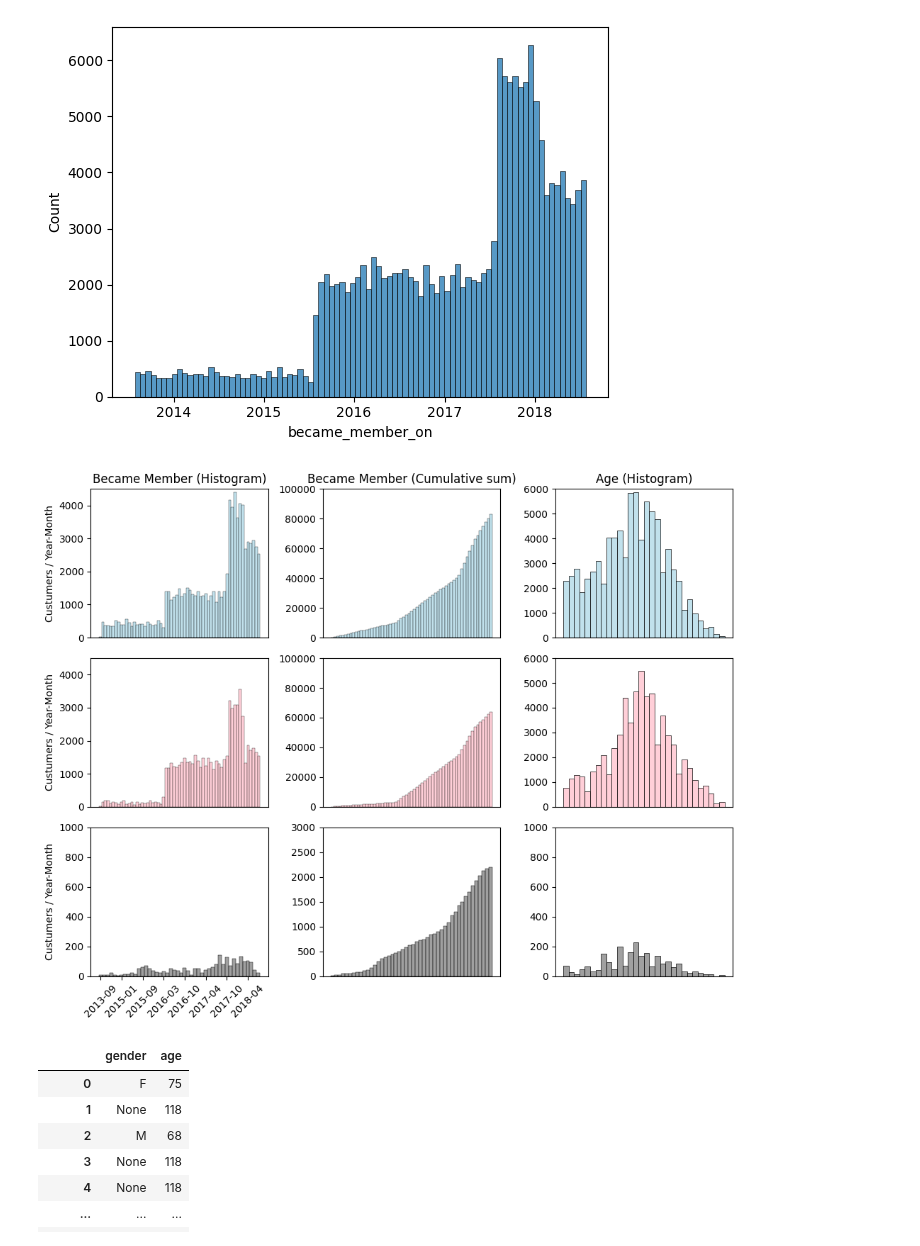
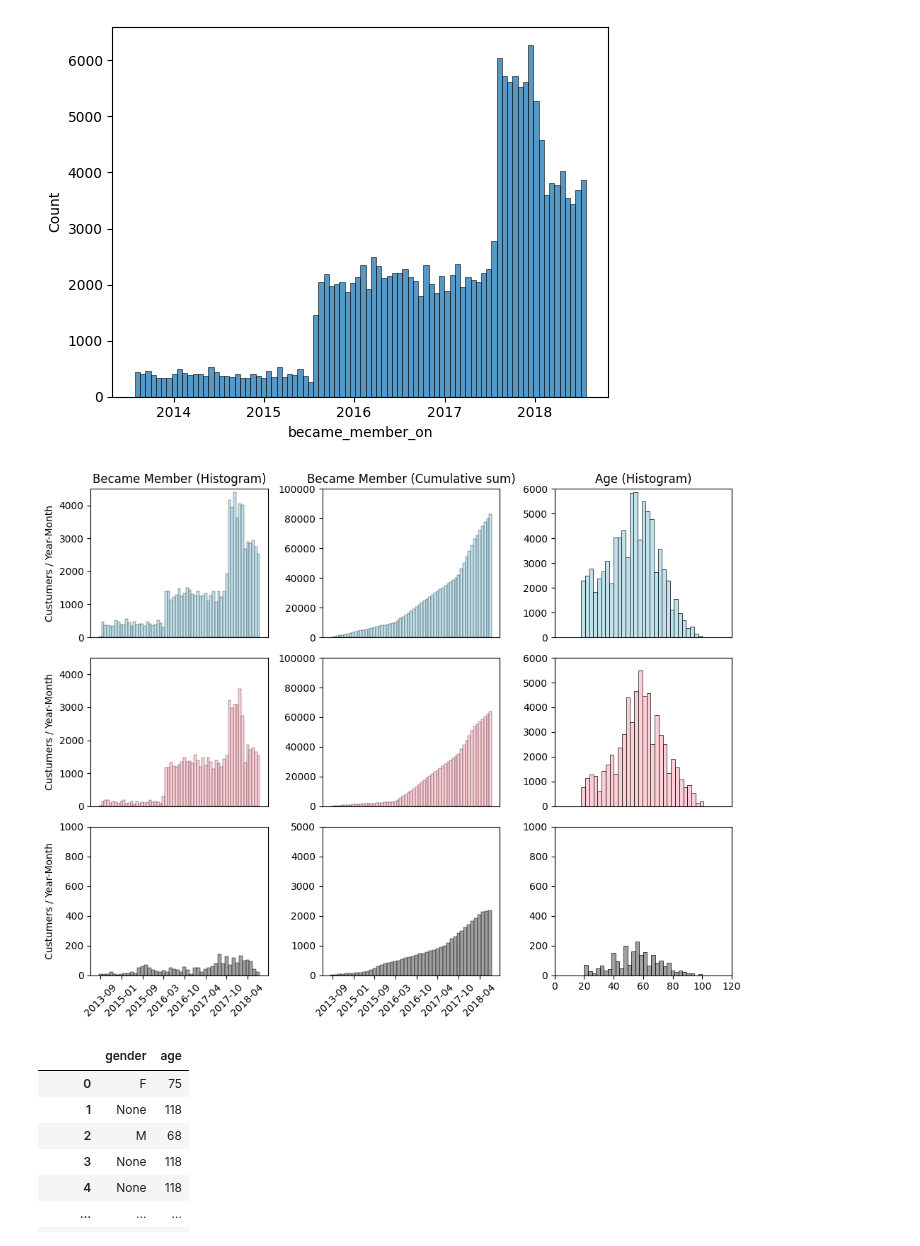
Before and after one commit to Niltonjuniorphd/Starbucks_project, a Jupyter notebook: Starbucks_Capstone_notebook.ipynb, the cells around one changed output. Drawn from its saved outputs; the diff is of its cells as text; code cells hidden in the pictures.

```diff
--- a/Starbucks_Capstone_notebook.ipynb
+++ b/Starbucks_Capstone_notebook.ipynb
@@ -357,3 +357,15 @@ transcript_b
 | 306509 | 8431c16f8e1d440880db371a68f82dd0 | offer_completed | 714 | ofr_G | 0.0 | M | 39 | 2018-06-27 | 39000.0 | 2.0 | ... |
 | 306527 | 24f56b5e1849462093931b164eb803b5 | offer_completed | 714 | ofr_G | 0.0 | F | 48 | 2017-12-28 | 80000.0 | 2.0 | ... |
 167581 rows × 18 columns
+# %%
+transcript_b['tag'] = (
+    transcript_b.groupby(['person', 'event', 'offer_id'])
+    .cumcount()
+)
+
+transcript_b.groupby(['person', 'offer_id', 'tag', 'gender', 'event']).agg(
+    eve_cnt = ('event', 'count'),
+    avg_t = ('time', 'mean'),
+    avg_age = ('age', 'mean'),
+
+    ).unstack([4]).fillna(0).round(1).reset_index()
@@ -631,37 +666,43 @@ axes[1,1].set_ylim(0, 100000)
 
 axes[2,1].set_title('')
 axes[2,1].set_xlabel('')
 axes[2,1].set_ylabel('')
-axes[2,1].set_xticks([])
-axes[2,1].set_ylim(0, 3000)
+#axes[2,1].set_xticks([])
+axes[2,1].set_ylim(0, 5000)
+axes[2,1].xaxis.set_major_locator(MaxNLocator(integer=True, prune='both', nbins=10))
+axes[2,1].tick_params(axis='x', rotation=45)
 
 
 axes[0,2].set_title('Age (Histogram)')
 axes[0,2].set_xlabel('')
 axes[0,2].set_ylabel('')
 axes[0,2].set_xticks([])
 axes[0,2].set_ylim(0, 6000)
+axes[0,2].set_xlim(0, 120)
+
 
 axes[1,2].set_title('')
 axes[1,2].set_xlabel('')
 axes[1,2].set_ylabel('')
 axes[1,2].set_xticks([])
 axes[1,2].set_ylim(0, 6000)
+axes[1,2].set_xlim(0, 120)
 
 axes[2,2].set_title('')
 axes[2,2].set_xlabel('')
 axes[2,2].set_ylabel('')
-axes[2,2].set_xticks([])
+#axes[2,2].set_xticks([])
 axes[2,2].set_ylim(0, 1000)
+axes[2,2].set_xlim(0, 120)
 
 
 # Ajustar layout para evitar sobreposição
 plt.tight_layout()
 plt.show()
 
 #sns.barplot(data=time_base, y=time_base['person_count'], hue='bec_memb_year_month', palette='Set2')
 # %% [output]
-[figure, old version]
+[figure, new version]
 # %%
 transcript_b.loc[:, ['gender', 'age']]
 # %% [output]
```
Also changed, not shown: parts of 4 cells of this notebook.
